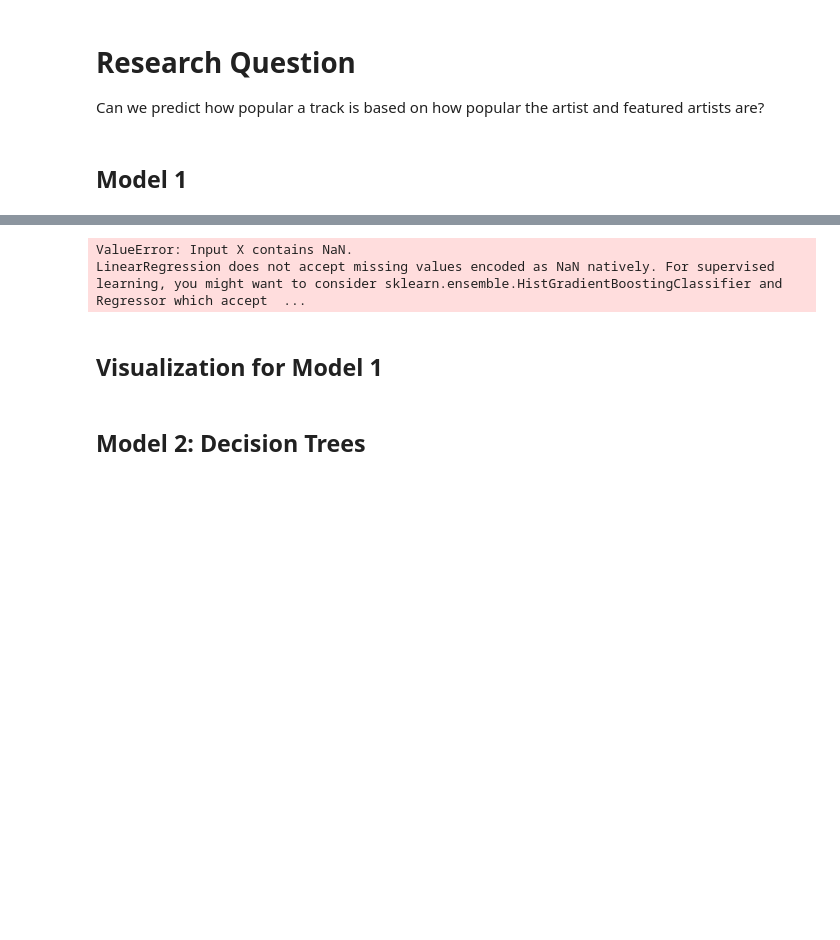
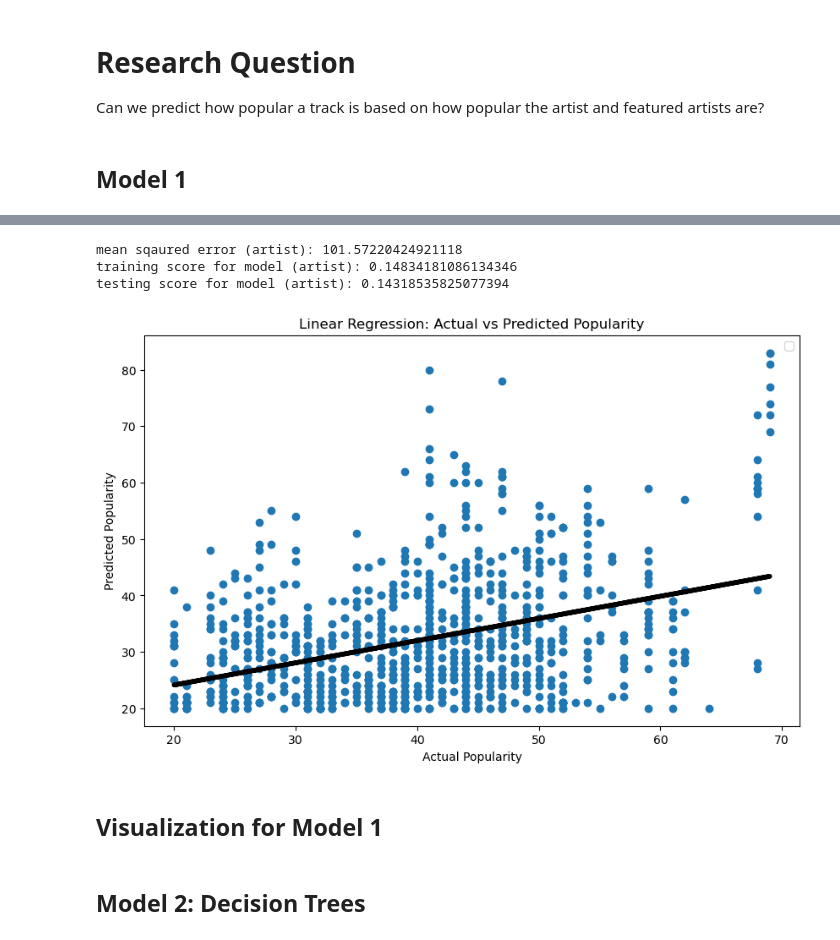
Before and after one commit to 19avisconti/https---github.com-19avisconti-info1998_final_project, a Jupyter notebook: 1998_final.ipynb, the cells around one changed output, grey strips where cells are left out. Drawn from its saved outputs; the diff is of its cells as text; code cells hidden in the pictures; blank space fills up the shorter version.

Commit message:
Fixed model 1

```diff
--- a/1998_final.ipynb
+++ b/1998_final.ipynb
@@ -278,41 +278,41 @@ print("mean sqaured error (artist):", art_mean_sq_error)
 print("training score for model (artist):", model_artist.score(x_art_tr, y_art_tr))
 print("testing score for model (artist):", model_artist.score(x_art_te, y_art_te))
 
-#Model for Featured Artist Popularity
-model_feature = LinearRegression()
-#Prepare data
-x_feature = df[["Featured Artist Popularity"]]
-y_feature = df["Song Popularity"]
-#Splits the data into training and testing sets
-x_feat_tr, x_feat_te, y_feat_tr, y_feat_te = train_test_split(x_feature, y_feature, test_size=0.2, random_state=42)
-#Fits model with training data
-model_feature.fit(x_feat_tr, y_feat_tr)
-#Predicts testing set based on model
-feat_pred = model_feature.predict(x_feat_te)
-#Calculates mean squared error of the Song Popularity Testing data and predicted data
-feat_mean_sq_error = root_mean_squared_error(y_feat_te, feat_pred) **2
-#Prints error and scores for model
-print("mean sqaured error (feature):", feat_mean_sq_error)
-print("training score for model (feature):", model_feature.score(x_feat_tr, y_feat_tr))
-print("testing score for model (feature):", model_feature.score(x_feat_te, y_feat_te))
+# #Model for Featured Artist Popularity
+# model_feature = LinearRegression()
+# #Prepare data
+# x_feature = df[["Featured Artist Popularity"]]
+# y_feature = df["Song Popularity"]
+# #Splits the data into training and testing sets
+# x_feat_tr, x_feat_te, y_feat_tr, y_feat_te = train_test_split(x_feature, y_feature, test_size=0.2, random_state=42)
+# #Fits model with training data
+# model_feature.fit(x_feat_tr, y_feat_tr)
+# #Predicts testing set based on model
+# feat_pred = model_feature.predict(x_feat_te)
+# #Calculates mean squared error of the Song Popularity Testing data and predicted data
+# feat_mean_sq_error = root_mean_squared_error(y_feat_te, feat_pred) **2
+# #Prints error and scores for model
+# print("mean sqaured error (feature):", feat_mean_sq_error)
+# print("training score for model (feature):", model_feature.score(x_feat_tr, y_feat_tr))
+# print("testing score for model (feature):", model_feature.score(x_feat_te, y_feat_te))
 
-#Model for Artist Popularity and Featured Artist Popularity
-model_2 = LinearRegression()
-#Prepare data
-X = df[["Artist Popularity", "Featured Artist Popularity"]]
-Y = df["Song Popularity"]
-#Splits the data into training and testing sets
-x_train, x_test, y_train, y_test = train_test_split(X, Y, test_size=0.2, random_state=42)
-#Fits model with training data
-model_2.fit(x_train, y_train)
-#Predicts testing set based on model
-predictions = model_2.predict(x_test)
-#Calculates mean squared error of the Song Popularity Testing data and predicted data
-mean_sq_error = root_mean_squared_error(y_test, predictions) **2
-#Prints error and scores for model
-print("mean sqaured error (both):", mean_sq_error)
-print("training score for model (both):", model_2.score(x_train, y_train))
-print("testing score for model (both):", model_2.score(x_test, y_test))
+# #Model for Artist Popularity and Featured Artist Popularity
+# model_2 = LinearRegression()
+# #Prepare data
+# X = df[["Artist Popularity", "Featured Artist Popularity"]]
+# Y = df["Song Popularity"]
+# #Splits the data into training and testing sets
+# x_train, x_test, y_train, y_test = train_test_split(X, Y, test_size=0.2, random_state=42)
+# #Fits model with training data
+# model_2.fit(x_train, y_train)
+# #Predicts testing set based on model
+# predictions = model_2.predict(x_test)
+# #Calculates mean squared error of the Song Popularity Testing data and predicted data
+# mean_sq_error = root_mean_squared_error(y_test, predictions) **2
+# #Prints error and scores for model
+# print("mean sqaured error (both):", mean_sq_error)
+# print("training score for model (both):", model_2.score(x_train, y_train))
+# print("testing score for model (both):", model_2.score(x_test, y_test))
 
 #Plots results for Artist and Featured Artist Popularity Separately
 # plt.subplots(figsize=(15, 5))
@@ -333,11 +333,13 @@ print("testing score for model (both):", model_2.score(x_test, y_test))
 # plt.ylabel('Song Popularity')
 
 plt.figure(figsize=(10, 6))
-plt.scatter(y_test, predictions, alpha=0.5, color='red', label='Predicted')
-plt.scatter(y_test, y_test, alpha=0.5, color='blue', label='Actual')
 plt.xlabel("Actual Popularity")
 plt.ylabel("Predicted Popularity")
 plt.title("Linear Regression: Actual vs Predicted Popularity")
+
+
+plt.scatter(x_art_te, y_art_te)
+plt.plot(x_art_te, art_pred, 'k', linewidth=4)
 plt.legend()
 plt.show()
 # %% [output]
@@ -347,5 +347,7 @@ testing score for model (artist): 0.11326275047752499
-ValueError: Input X contains NaN.
-LinearRegression does not accept missing values encoded as NaN natively. For supervised learning, you might want to consider sklearn.ensemble.HistGradientBoostingClassifier and Regressor which accept  ...
+mean sqaured error (artist): 101.57220424921118
+training score for model (artist): 0.14834181086134346
+testing score for model (artist): 0.14318535825077394
+[figure, added]
 # %% [markdown]
 ## Visualization for Model 1
 # %% [markdown]
```
Also changed, not shown: parts of 1 cell of this notebook.
